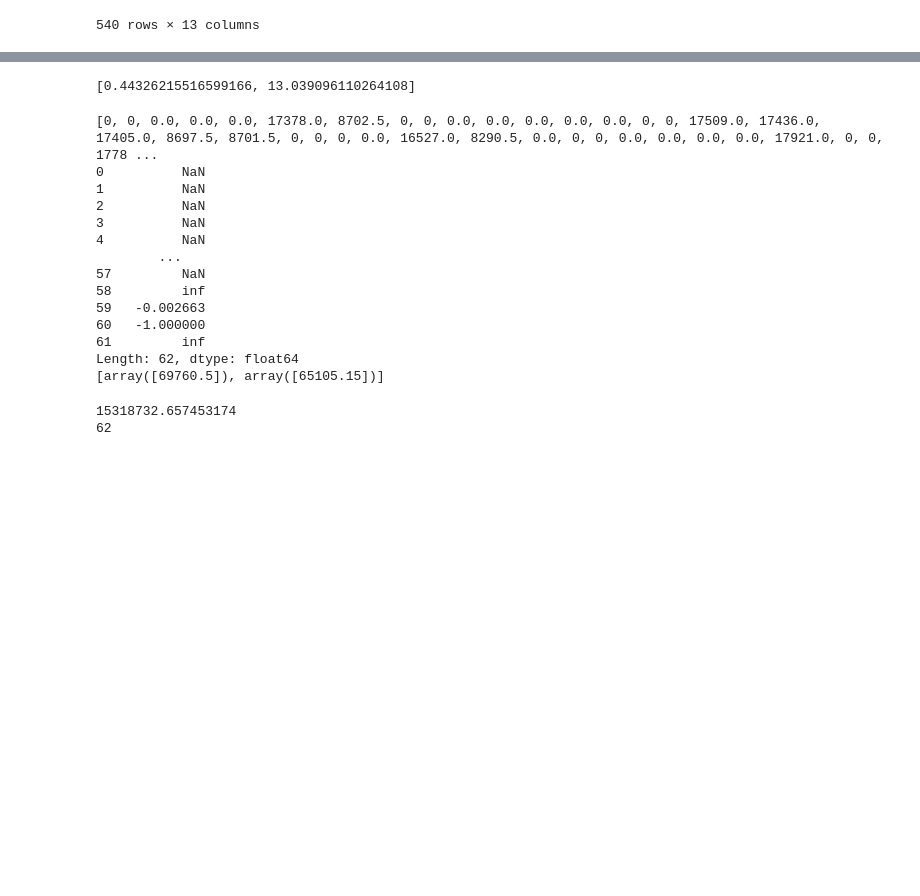
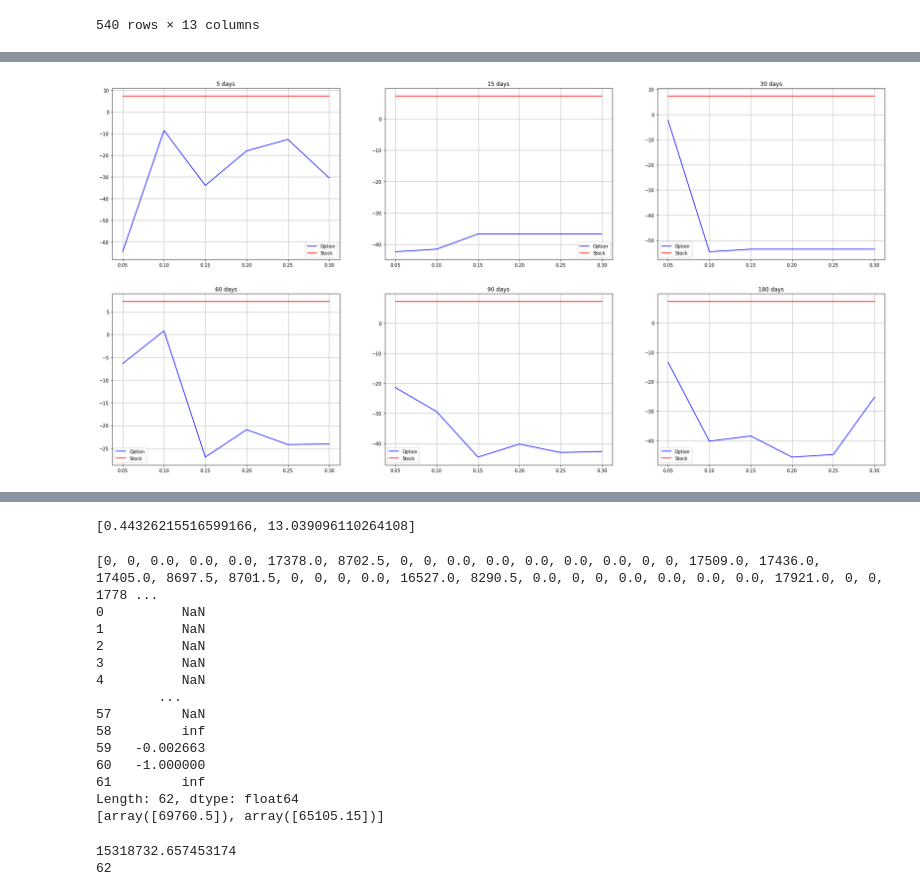
Before and after one commit to CalvinCottin/Option-Backtesting, a Jupyter notebook: Untitled-checkpoint.ipynb, the cells around one changed output, grey strips where cells are left out. Drawn from its saved outputs; the diff is of its cells as text; code cells hidden in the pictures; blank space fills up the shorter version.

Commit message:
Plotting der Summaries fertig

```diff
--- a/Untitled-checkpoint.ipynb
+++ b/Untitled-checkpoint.ipynb
@@ -300,5 +301,5 @@ temp
 # %%
-def summaryStatistics():
+def summaryStatistics(excludedStocks = ["First", "Second", "Third"]):
     df = pd.DataFrame(columns =["percentageBuy","dateDistance", "AverageProfitStock", "AverageProfitOption", "AverageStockSharpeRatio", "AverageOptionSharpeRatio", "AverageStockTWR", "AverageOptionTWR"])
     firstpercentageBuy = 0
     firstdateDistance = 0
@@ -311,7 +312,7 @@ def summaryStatistics():
     TempOptionTWR = 0
     i = 0
     for index, row in simulation.iterrows():
-        if ('TXN' not in row.symbols) & ('RF' not in row.symbols) & ('NEE' not in row.symbols):
+        if (excludedStocks[0] not in row.symbols) & (excludedStocks[1] not in row.symbols) & (excludedStocks[2] not in row.symbols):
             if(i == 0):
                 firstpercentageBuy = row.percentageBuy
                 firstdateDistance = row.dateDistance
@@ -335,5 +336,8 @@ def summaryStatistics():
                 TempOptionSharpeRatio += simulation.at[index, "Sharpe_Ratio Option"]
                 TempStockTWR += simulation.at[index, "TWR Stock"]
                 TempOptionTWR += simulation.at[index, "TWR Option"]
+
+
             i += 1
+    df = df.append({"percentageBuy": firstpercentageBuy, "dateDistance": firstdateDistance, "AverageProfitStock": TempProfitStock/(i - firstIndex), "AverageProfitOption": TempProfitOption/(i - firstIndex),"AverageStockSharpeRatio": TempStockSharpeRatio/(i - firstIndex), "AverageOptionSharpeRatio": TempOptionSharpeRatio/(i-firstIndex), "AverageStockTWR": TempStockTWR/(i-firstIndex), "AverageOptionTWR": TempOptionTWR/(i-firstIndex)}, ignore_index = True)
     return df
@@ -360,0 +344,28 @@ summaryStatistics
+# %%
+def plot_summaryStatistics():
+    data = summaryStatistics.copy()
+    data=data.sort_values(by=['dateDistance', 'percentageBuy'], axis=0)
+    # 3 subplots for each row
+    nrows=2
+    ncols=3
+
+
+    # Create figure and axes
+    bar_figure, axes = plt.subplots(nrows = nrows, ncols = ncols, figsize= (30,15))
+
+    for row in range(0,nrows):
+        for column in range(0,ncols):
+            data_cropped = data.head(6)
+            datay1 = data_cropped["AverageProfitOption"]
+            datay2 = data_cropped["AverageProfitStock"]
+            datax = data_cropped["percentageBuy"]
+            axe = axes[row][column]
+            axe.plot(datax, datay1, color = "Blue", label = "Option")
+            axe.plot(datax, datay2, color = "Red", label = "Stock")
+            axe.legend()
+            plt.sca(axe)
+            axe.set_title(str(int(data.dateDistance.iloc[0])) + " days")
+            plt.grid(True)
+            data = data.iloc[6:]
+    # Show plot
+    plt.show()
@@ -360,0 +394,4 @@ summaryStatistics
+# %%
+plot_summaryStatistics()
+# %% [output]
+[figure, added]
```
Also changed, not shown: parts of 19 cells of this notebook.
